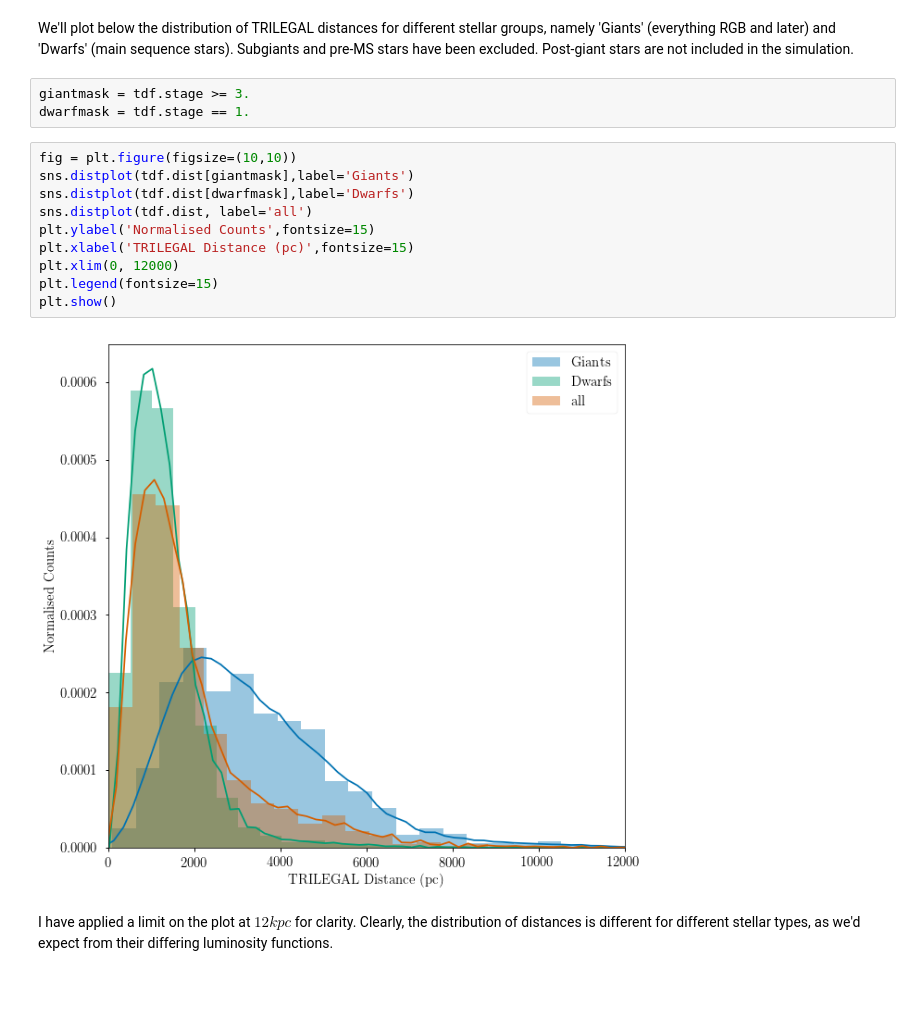
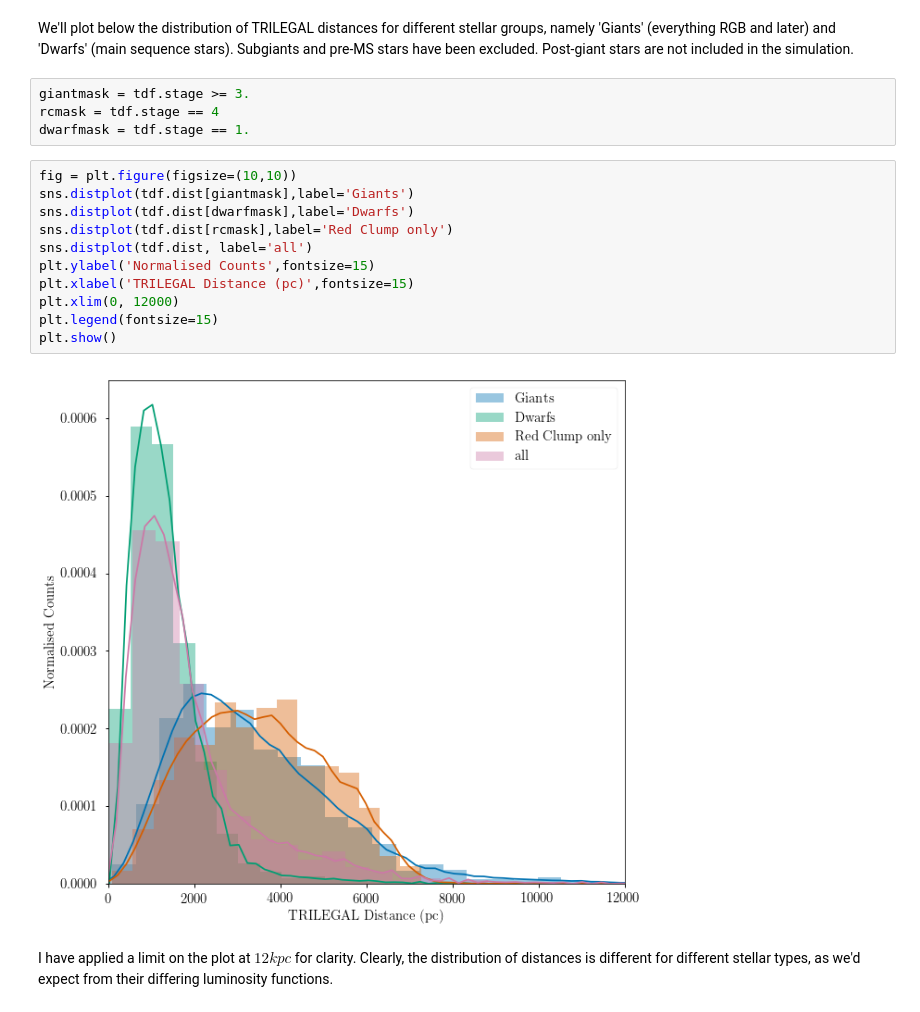
Before and after one commit to ojhall94/hackshop, a Jupyter notebook: blogs/distances_blog.ipynb, the cells around one changed output. Saved outputs shown, nothing was run; the diff lists cells and outputs as text.

```diff
--- a/blogs/distances_blog.ipynb
+++ b/blogs/distances_blog.ipynb
@@ -116,19 +116,21 @@ Just to clarify, there are a couple of stellar classifications in there that I a
 We'll plot below the distribution of TRILEGAL distances for different stellar groups, namely 'Giants' (everything RGB and later) and 'Dwarfs' (main sequence stars). Subgiants and pre-MS stars have been excluded. Post-giant stars are not included in the simulation.
 # %%
 giantmask = tdf.stage >= 3.
+rcmask = tdf.stage == 4
 dwarfmask = tdf.stage == 1.
 # %%
 fig = plt.figure(figsize=(10,10))
 sns.distplot(tdf.dist[giantmask],label='Giants')
 sns.distplot(tdf.dist[dwarfmask],label='Dwarfs')
+sns.distplot(tdf.dist[rcmask],label='Red Clump only')
 sns.distplot(tdf.dist, label='all')
 plt.ylabel('Normalised Counts',fontsize=15)
 plt.xlabel('TRILEGAL Distance (pc)',fontsize=15)
 plt.xlim(0, 12000)
 plt.legend(fontsize=15)
 plt.show()
 # %% [output]
-[figure, old version]
+[figure, new version]
 # %% [markdown]
 I have applied a limit on the plot at $12 kpc$ for clarity. Clearly, the distribution of distances is different for different stellar types, as we'd expect from their differing luminosity functions.
 # %% [markdown]
```
Also changed, not shown: parts of 9 cells of this notebook, 1 other file.
